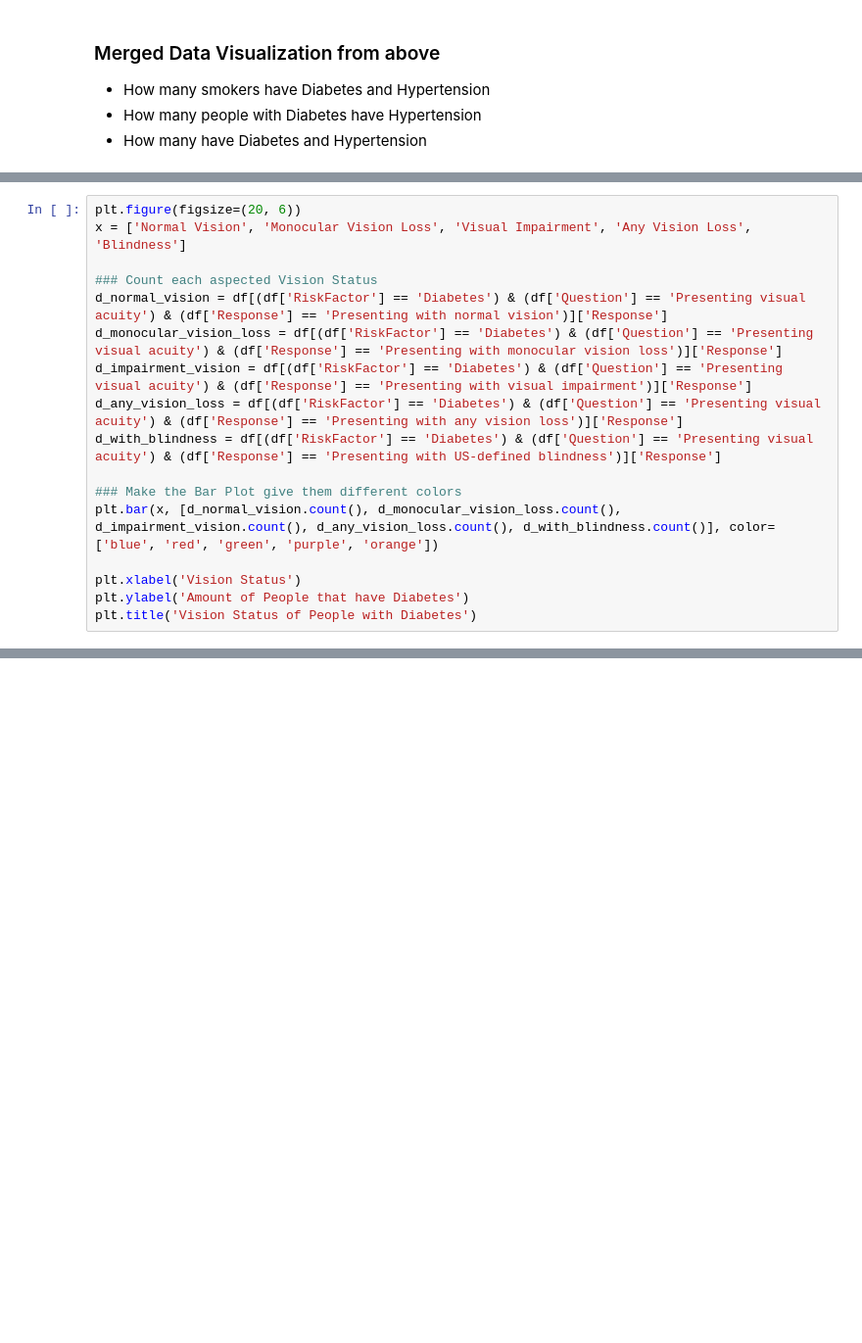
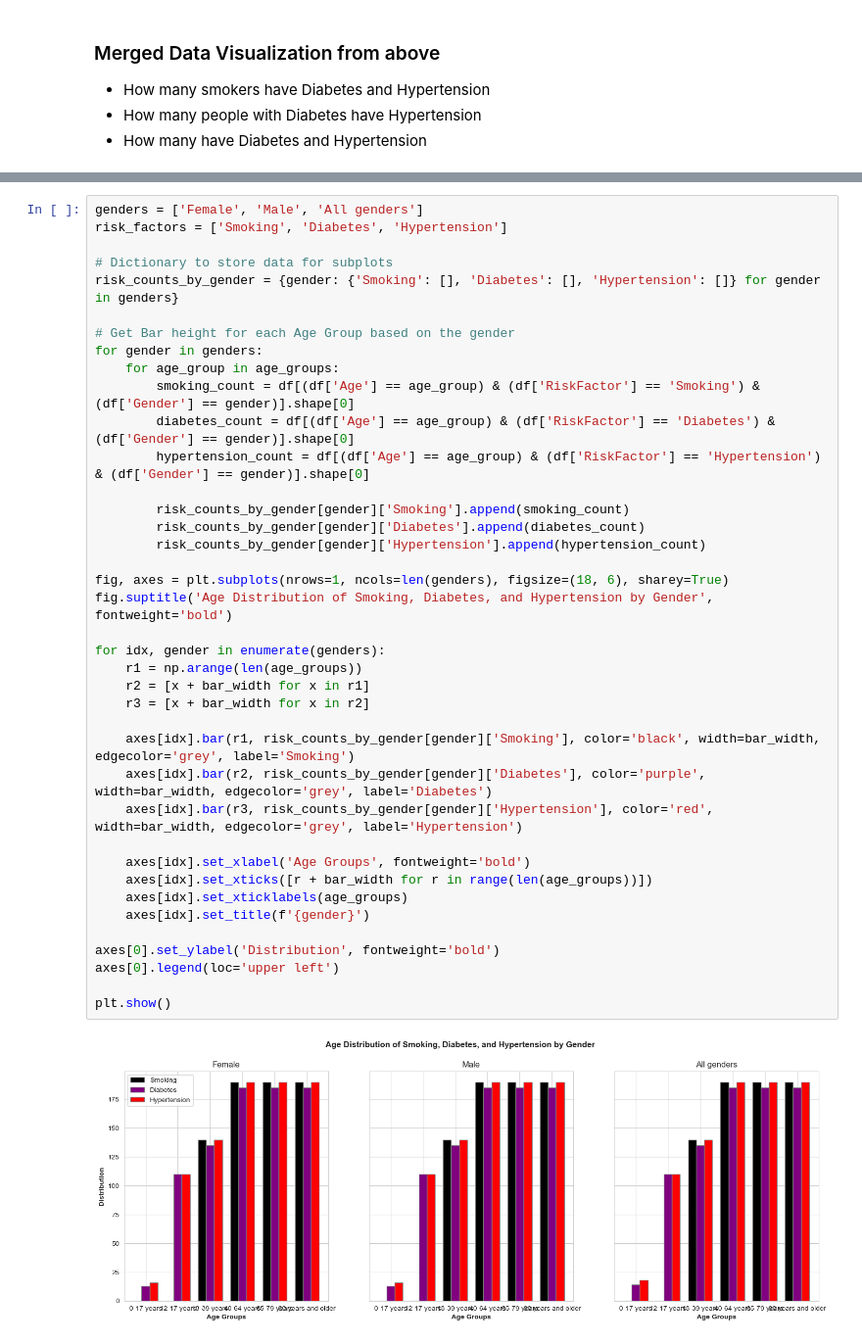
Before and after one commit to byQuexo/DataScienceHealthcareSOL, a Jupyter notebook: main.ipynb, the cells around one changed output, grey strips where cells are left out. Shown at 98% size. Saved outputs shown, nothing was run; the diff lists cells and outputs as text; blank space fills up the shorter version.

```diff
--- a/main.ipynb
+++ b/main.ipynb
@@ -251,17 +256,0 @@ plt.legend()
-# %%
-plt.figure(figsize=(20, 6))
-x = ['Normal Vision', 'Monocular Vision Loss', 'Visual Impairment', 'Any Vision Loss', 'Blindness']
-
-### Count each aspected Vision Status
-d_normal_vision = df[(df['RiskFactor'] == 'Diabetes') & (df['Question'] == 'Presenting visual acuity') & (df['Response'] == 'Presenting with normal vision')]['Response']
-d_monocular_vision_loss = df[(df['RiskFactor'] == 'Diabetes') & (df['Question'] == 'Presenting visual acuity') & (df['Response'] == 'Presenting with monocular vision loss')]['Response']
-d_impairment_vision = df[(df['RiskFactor'] == 'Diabetes') & (df['Question'] == 'Presenting visual acuity') & (df['Response'] == 'Presenting with visual impairment')]['Response']
-d_any_vision_loss = df[(df['RiskFactor'] == 'Diabetes') & (df['Question'] == 'Presenting visual acuity') & (df['Response'] == 'Presenting with any vision loss')]['Response']
-d_with_blindness = df[(df['RiskFactor'] == 'Diabetes') & (df['Question'] == 'Presenting visual acuity') & (df['Response'] == 'Presenting with US-defined blindness')]['Response']
-
-### Make the Bar Plot give them different colors
-plt.bar(x, [d_normal_vision.count(), d_monocular_vision_loss.count(), d_impairment_vision.count(), d_any_vision_loss.count(), d_with_blindness.count()], color=['blue', 'red', 'green', 'purple', 'orange'])
-
-plt.xlabel('Vision Status')
-plt.ylabel('Amount of People that have Diabetes')
-plt.title('Vision Status of People with Diabetes')
@@ -270,0 +259,41 @@ Text(0.5, 1.0, 'Vision Status of People with Diabetes')
+# %%
+genders = ['Female', 'Male', 'All genders']
+risk_factors = ['Smoking', 'Diabetes', 'Hypertension']
+
+# Dictionary to store data for subplots
+risk_counts_by_gender = {gender: {'Smoking': [], 'Diabetes': [], 'Hypertension': []} for gender in genders}
+
+# Get Bar height for each Age Group based on the gender
+for gender in genders:
+    for age_group in age_groups:
+        smoking_count = df[(df['Age'] == age_group) & (df['RiskFactor'] == 'Smoking') & (df['Gender'] == gender)].shape[0]
+        diabetes_count = df[(df['Age'] == age_group) & (df['RiskFactor'] == 'Diabetes') & (df['Gender'] == gender)].shape[0]
+        hypertension_count = df[(df['Age'] == age_group) & (df['RiskFactor'] == 'Hypertension') & (df['Gender'] == gender)].shape[0]
+
+        risk_counts_by_gender[gender]['Smoking'].append(smoking_count)
+        risk_counts_by_gender[gender]['Diabetes'].append(diabetes_count)
+        risk_counts_by_gender[gender]['Hypertension'].append(hypertension_count)
+
+fig, axes = plt.subplots(nrows=1, ncols=len(genders), figsize=(18, 6), sharey=True)
+fig.suptitle('Age Distribution of Smoking, Diabetes, and Hypertension by Gender', fontweight='bold')
+
+for idx, gender in enumerate(genders):
+    r1 = np.arange(len(age_groups))
+    r2 = [x + bar_width for x in r1]
+    r3 = [x + bar_width for x in r2]
+
+    axes[idx].bar(r1, risk_counts_by_gender[gender]['Smoking'], color='black', width=bar_width, edgecolor='grey', label='Smoking')
+    axes[idx].bar(r2, risk_counts_by_gender[gender]['Diabetes'], color='purple', width=bar_width, edgecolor='grey', label='Diabetes')
+    axes[idx].bar(r3, risk_counts_by_gender[gender]['Hypertension'], color='red', width=bar_width, edgecolor='grey', label='Hypertension')
+
+    axes[idx].set_xlabel('Age Groups', fontweight='bold')
+    axes[idx].set_xticks([r + bar_width for r in range(len(age_groups))])
+    axes[idx].set_xticklabels(age_groups)
+    axes[idx].set_title(f'{gender}')
+
+axes[0].set_ylabel('Distribution', fontweight='bold')
+axes[0].legend(loc='upper left')
+
+plt.show()
+# %% [output]
+[figure, added]
```
Also changed, not shown: parts of 11 cells of this notebook, 1 other file.
